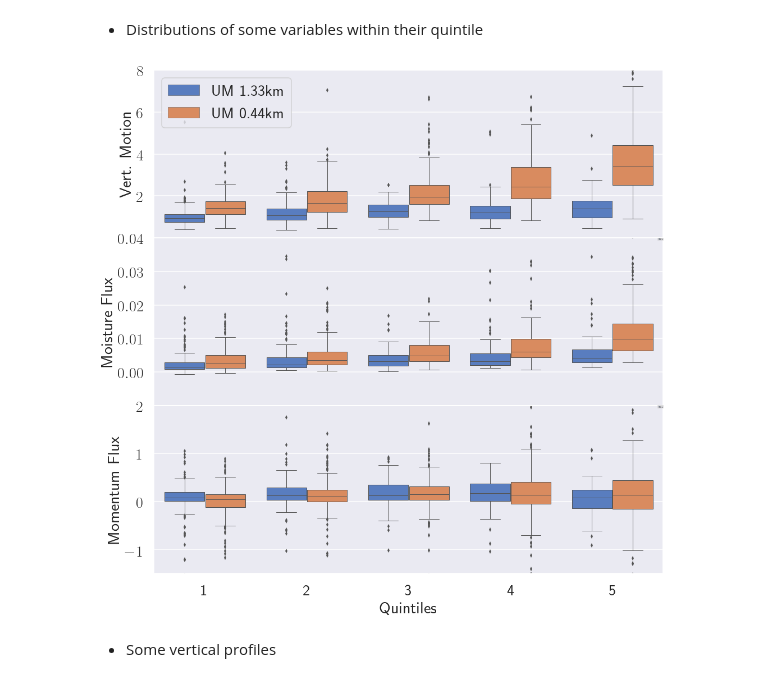
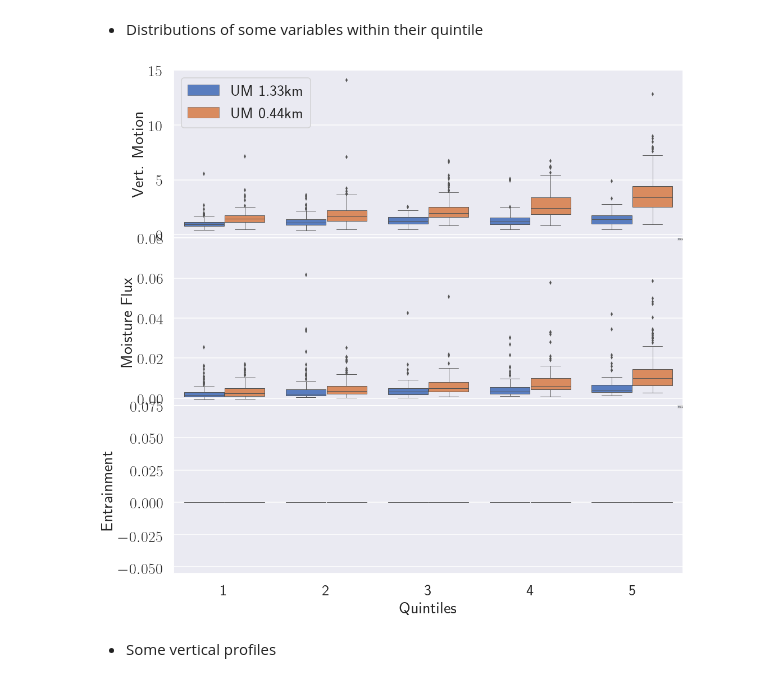
Before and after one commit to antarcticrainforest/RainfallExtremes, a Jupyter notebook: python/AnalyseTrcks.ipynb, the cells around one changed output. Saved outputs shown, nothing was run; the diff lists cells and outputs as text; code cells hidden in the pictures.

Commit message:
Add calculation and plot of entrainment rate

```diff
--- a/python/AnalyseTrcks.ipynb
+++ b/python/AnalyseTrcks.ipynb
@@ -940,7 +940,7 @@ for y, prop in variables.items():
 # %%
 #Get Storm properties
 storm_prop = {'omega': [], 'momflux': [], 'moistflux': [], 'bflux': [], 'uid': [], 'run': [], 'precip': [],
-              'quant': [], 'ens':[], 'cloud_z' :[], 'q': [], 'ctt':[], 'mfluxdiv':[]}
+              'quant': [], 'ens':[], 'cloud_z' :[], 'q': [], 'ctt':[], 'mfluxdiv':[], 'ent':[]}
 lookup = {'UM133':'UM 1.33km', 'UM044':'UM 0.44km'}
 z=np.linspace(5, 9000, 22)
 plev = (800, 600)
@@ -954,6 +954,8 @@ for ens in ensembles:
 
                 storm_prop['omega'].append(gr['%04i/omega'%uid][:].max(axis=0).mean())
                 storm_prop['bflux'].append(gr['%04i/bflux'%uid][:].sum(axis=0).mean())
+                ent = np.nanmean(np.nanmean(gr['%04i/entrainment'%uid][:], axis=0))
+                storm_prop['ent'].append(ent)
                 storm_prop['moistflux'].append(gr['%04i/mflux'%uid][:].sum(axis=0).mean())
                 storm_prop['momflux'].append(gr['%04i/momflux'%uid][:].sum(axis=0).mean()/10)
                 storm_prop['mfluxdiv'].append(gr['%04i/mfluxdiv'%uid][:].sum(axis=0).mean()*1000)
@@ -1017,31 +1025,31 @@ for k in fluxes044.keys():
 # %%
 mpld3.disable_notebook()
 variables=dict(omega=('Vert. Motion', (0, 7)), moistflux=('Moisture Flux', (-0.01, 0.04)),
-               momflux=('Momentum Flux', (-1.5, 1.5)))#, mfluxdiv=('Moist. Flux. Conv', (-5, 10)))
+               ent=('Entrainment', (-.05, .05)))#, mfluxdiv=('Moist. Flux. Conv', (-5, 10)))
 
                #cloud_w=('Cloud Water', (0,0.005)))
 fig = plt.figure(figsize=(15,15))
 fig.subplots_adjust(right=0.94, bottom=0.15, top=0.98,left=0.1, hspace=0, wspace=0)
 i = 0
 for y, prop in variables.items():
     label, ylim = prop
     npl = len(list(variables.keys()))
     i += 1
     ax = fig.add_subplot(npl,1,i)
     ax = sns.boxplot(x="quant", y=y, hue="run", data=storm_prop, palette="muted", ax=ax, linewidth=1)
     #ax = sns.stripplot(x="quant", y=y, hue="run", data=df_stack, jitter=True, palette="Set2", dodge=True)
     if i == 1:
         ax.legend(loc=2, fontsize=fontsize-2)
     else:
         ax.legend(fontsize=1)
     ax.tick_params(labelsize=fontsize-2)
     ax.set_xlim(0.5,5.5)
-    ax.set_ylim(*ylim)
+    #ax.set_ylim(*ylim)
     ax.yaxis.set_ticks(ax.yaxis.get_ticklocs()[1:])
     ax.set_xlabel('Quintiles', fontsize=fontsize)
     ax.set_ylabel(label, fontsize=fontsize)
 # %% [output]
-[figure, old version]
+[figure, new version]
 # %% [markdown]
 * Some vertical profiles
 # %%
```
Also changed, not shown: parts of 3 cells of this notebook, 1 other file.
